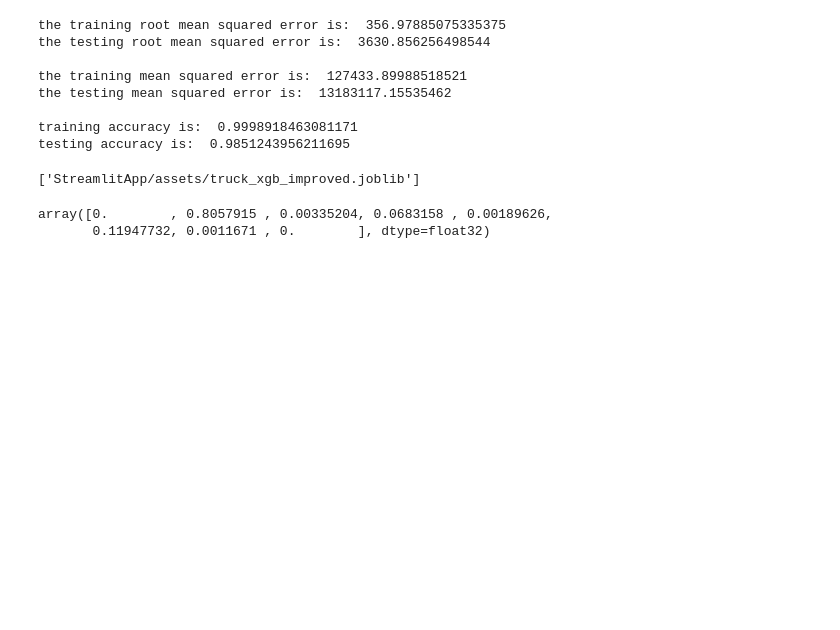
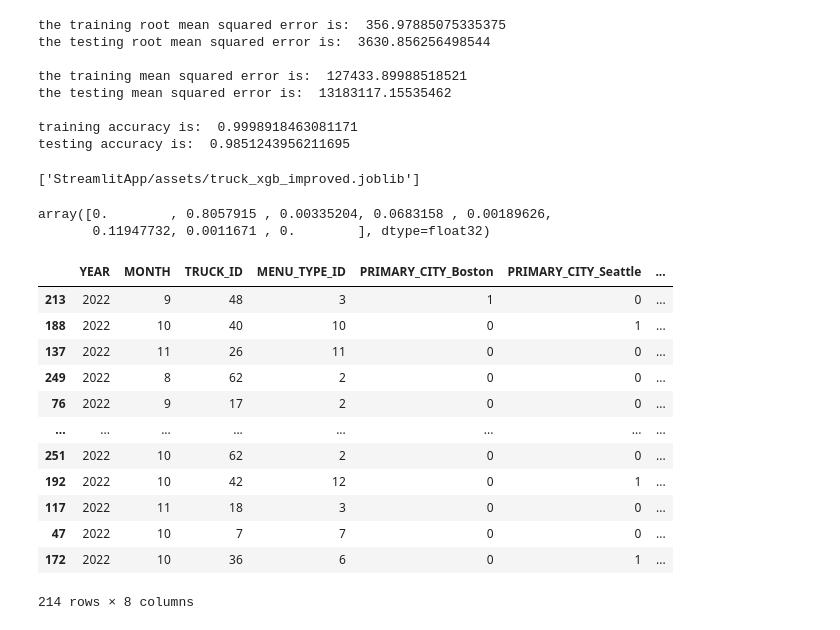
Before and after one commit to R-otato/Tasty_Insights, a Jupyter notebook: Truck Model (FINAL).ipynb, the cells around one changed output. Cells and saved outputs as stored; diff of their text form; code cells hidden in the pictures; blank space fills up the shorter version.

```diff
--- a/Truck Model (testing).ipynb
+++ b/Truck Model (FINAL).ipynb
@@ -397,3 +397,19 @@ xgb_improved.feature_importances_
 # %% [output]
 array([0.        , 0.8057915 , 0.00335204, 0.0683158 , 0.00189626,
        0.11947732, 0.0011671 , 0.        ], dtype=float32)
+# %%
+X_train
+# %% [output]
+|  | YEAR | MONTH | TRUCK_ID | MENU_TYPE_ID | PRIMARY_CITY_Boston | PRIMARY_CITY_Seattle | ... |
+| 213 | 2022 | 9 | 48 | 3 | 1 | 0 | ... |
+| 188 | 2022 | 10 | 40 | 10 | 0 | 1 | ... |
+| 137 | 2022 | 11 | 26 | 11 | 0 | 0 | ... |
+| 249 | 2022 | 8 | 62 | 2 | 0 | 0 | ... |
+| 76 | 2022 | 9 | 17 | 2 | 0 | 0 | ... |
+| ... | ... | ... | ... | ... | ... | ... | ... |
+| 251 | 2022 | 10 | 62 | 2 | 0 | 0 | ... |
+| 192 | 2022 | 10 | 42 | 12 | 0 | 1 | ... |
+| 117 | 2022 | 11 | 18 | 3 | 0 | 0 | ... |
+| 47 | 2022 | 10 | 7 | 7 | 0 | 0 | ... |
+| 172 | 2022 | 10 | 36 | 6 | 0 | 1 | ... |
+214 rows × 8 columns
```
Also changed, not shown: 1 other file.
